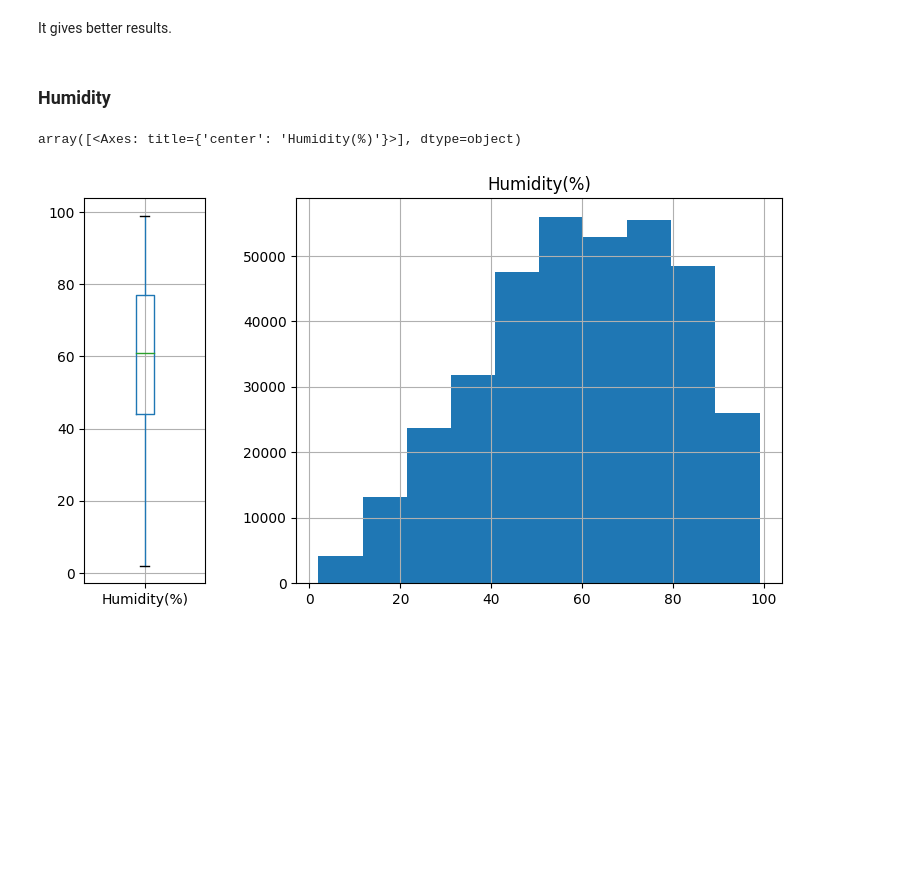
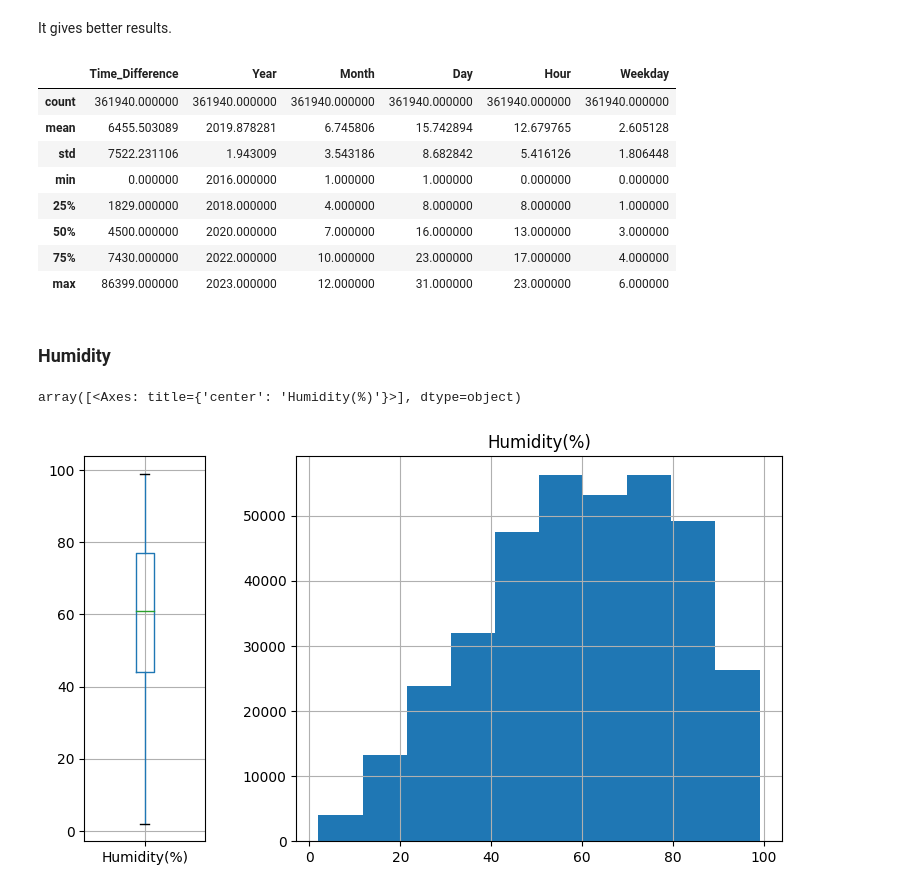
Before and after one commit to pol-resina/US-Accidents, a Jupyter notebook: notebooks/preprocessing.ipynb, the cells around one changed output. Saved outputs shown, nothing was run; the diff lists cells and outputs as text; code cells hidden in the pictures; blank space fills up the shorter version.

```diff
--- a/notebooks/preprocessing.ipynb
+++ b/notebooks/preprocessing.ipynb
@@ -478,6 +459,18 @@ array([<Axes: title={'center': 'Temperature(F)'}>], dtype=object)
 It gives better results.
 # %%
 data = data[~(small_out | big_out)]
+# %%
+data.describe(include = 'int')
+# %% [output]
+|  | Time_Difference | Year | Month | Day | Hour | Weekday |
+| count | 361940.000000 | 361940.000000 | 361940.000000 | 361940.000000 | 361940.000000 | 361940.000000 |
+| mean | 6455.503089 | 2019.878281 | 6.745806 | 15.742894 | 12.679765 | 2.605128 |
+| std | 7522.231106 | 1.943009 | 3.543186 | 8.682842 | 5.416126 | 1.806448 |
+| min | 0.000000 | 2016.000000 | 1.000000 | 1.000000 | 0.000000 | 0.000000 |
+| 25% | 1829.000000 | 2018.000000 | 4.000000 | 8.000000 | 8.000000 | 1.000000 |
+| 50% | 4500.000000 | 2020.000000 | 7.000000 | 16.000000 | 13.000000 | 3.000000 |
+| 75% | 7430.000000 | 2022.000000 | 10.000000 | 23.000000 | 17.000000 | 4.000000 |
+| max | 86399.000000 | 2023.000000 | 12.000000 | 31.000000 | 23.000000 | 6.000000 |
 # %% [markdown]
 ### Humidity
 # %%
```
Also changed, not shown: parts of 10 cells of this notebook.
